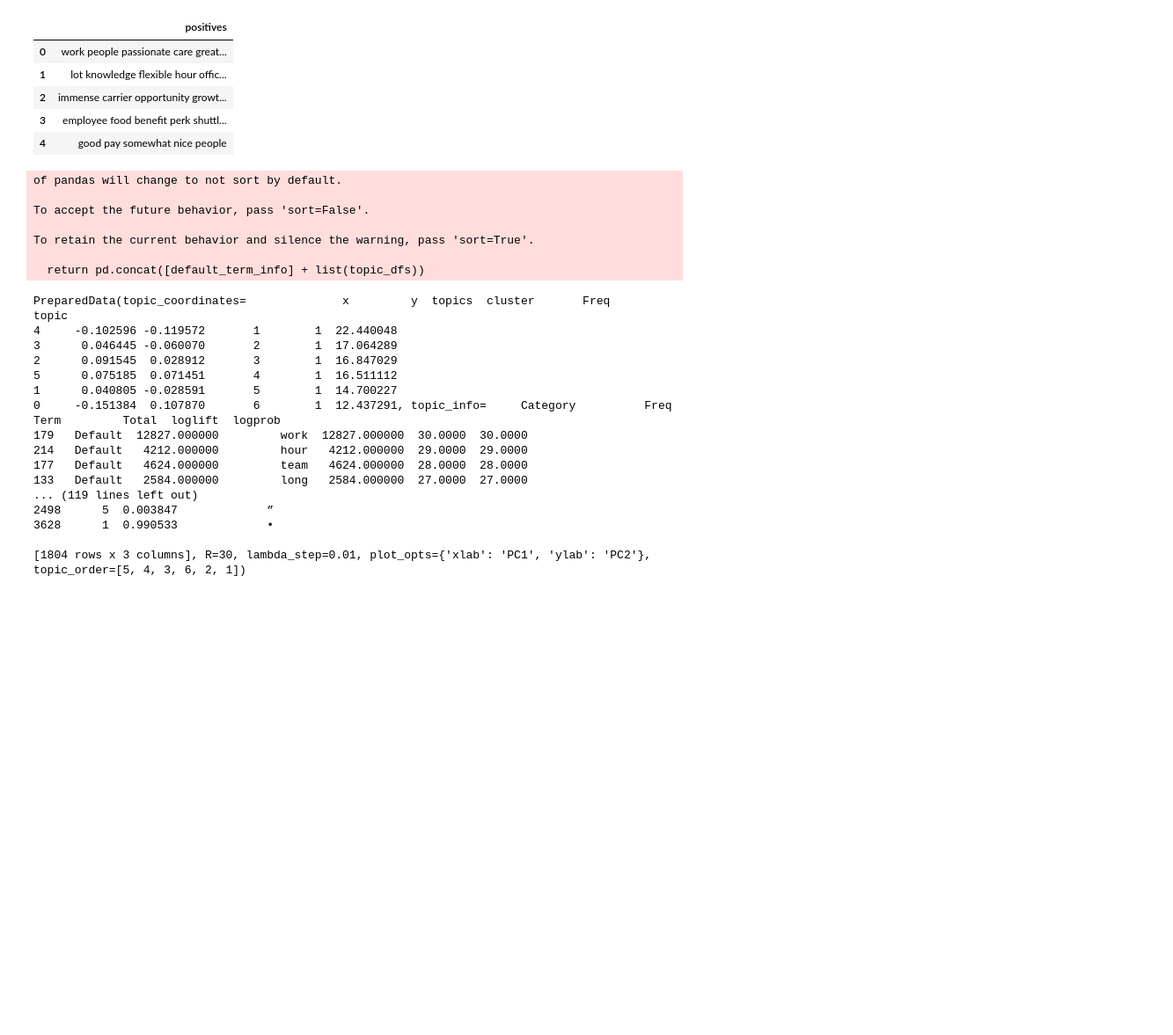
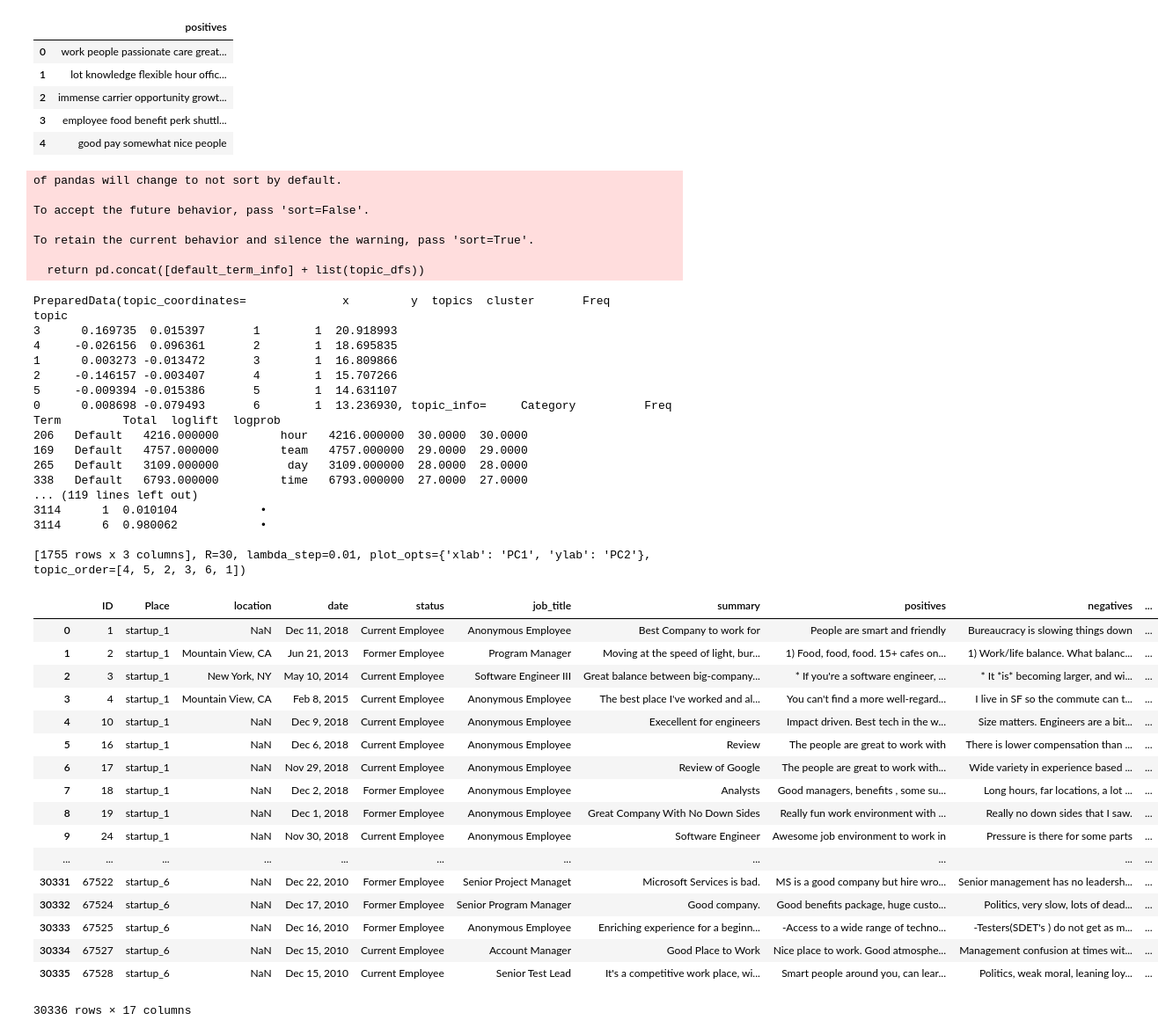
Before and after one commit to theresa-sporn/WorkforceSentimentMonitoring, a Jupyter notebook: notebooks/Theresa_Testing_Functions.ipynb, the cells around one changed output. Shown at 88% size. Cells and saved outputs as stored; diff of their text form; code cells hidden in the pictures; blank space fills up the shorter version.

```diff
--- a/notebooks/Theresa_Testing_Functions.ipynb
+++ b/notebooks/Theresa_Testing_Functions.ipynb
@@ -86,6 +93,7 @@ positives.head(5)
 | 3 | employee food benefit perk shuttl... |
 | 4 | good pay somewhat nice people |
 # %%
+import gensim
 import gensim.corpora as corpora
 from gensim.utils import lemmatize, simple_preprocess
 from gensim.models import CoherenceModel
@@ -96,9 +104,13 @@ import pyLDAvis.gensim
 
 id2word = corpora.Dictionary(negatives_tokenized)
 dictionary = id2word
+dictionary = dictionary.filter_extremes(no_above=0.75)
+
 texts = negatives_tokenized
 corpus = [id2word.doc2bow(text) for text in texts]
+
 ldamallet = gensim.models.ldamodel.LdaModel(corpus=corpus, num_topics=2, id2word=id2word, iterations=100)
+
 coherence_model_ldamallet = CoherenceModel(model=ldamallet, texts=texts, dictionary=id2word, coherence='c_v')
 coherence_ldamallet = coherence_model_ldamallet.get_coherence()
 
@@ -135,22 +147,44 @@ To retain the current behavior and silence the warning, pass 'sort=True'.
   return pd.concat([default_term_info] + list(topic_dfs))
 PreparedData(topic_coordinates=              x         y  topics  cluster       Freq
 topic
-4     -0.102596 -0.119572       1        1  22.440048
-3      0.046445 -0.060070       2        1  17.064289
-2      0.091545  0.028912       3        1  16.847029
-5      0.075185  0.071451       4        1  16.511112
-1      0.040805 -0.028591       5        1  14.700227
-0     -0.151384  0.107870       6        1  12.437291, topic_info=     Category          Freq         Term         Total  loglift  logprob
-179   Default  12827.000000         work  12827.000000  30.0000  30.0000
-214   Default   4212.000000         hour   4212.000000  29.0000  29.0000
-177   Default   4624.000000         team   4624.000000  28.0000  28.0000
-133   Default   2584.000000         long   2584.000000  27.0000  27.0000
+3      0.169735  0.015397       1        1  20.918993
+4     -0.026156  0.096361       2        1  18.695835
+1      0.003273 -0.013472       3        1  16.809866
+2     -0.146157 -0.003407       4        1  15.707266
+5     -0.009394 -0.015386       5        1  14.631107
+0      0.008698 -0.079493       6        1  13.236930, topic_info=     Category          Freq         Term         Total  loglift  logprob
+206   Default   4216.000000         hour   4216.000000  30.0000  30.0000
+169   Default   4757.000000         team   4757.000000  29.0000  29.0000
+265   Default   3109.000000          day   3109.000000  28.0000  28.0000
+338   Default   6793.000000         time   6793.000000  27.0000  27.0000
 ... (119 lines left out)
-2498      5  0.003847             ”
-3628      1  0.990533             •
+3114      1  0.010104            •
+3114      6  0.980062            •
 
-[1804 rows x 3 columns], R=30, lambda_step=0.01, plot_opts={'xlab': 'PC1', 'ylab': 'PC2'}, topic_order=[5, 4, 3, 6, 2, 1])
+[1755 rows x 3 columns], R=30, lambda_step=0.01, plot_opts={'xlab': 'PC1', 'ylab': 'PC2'}, topic_order=[4, 5, 2, 3, 6, 1])
 # %%
 vis = pyLDAvis.gensim.prepare(ldamallet, corpus, id2word)
 pyLDAvis.save_html(vis, 'pyLDAvis_negatives_tokenized.html')
 #Where 'vis' is the name of your model, like this:
+# %%
+df = pd.read_csv("/Users/theresasporn/code/theresa-sporn/workforce_sentiment_monitoring/raw_data/train.csv")
+df
+# %% [output]
+|  | ID | Place | location | date | status | job_title | summary | positives | negatives | ... |
+| 0 | 1 | startup_1 | NaN | Dec 11, 2018 | Current Employee | Anonymous Employee | Best Company to work for | People are smart and friendly | Bureaucracy is slowing things down | ... |
+| 1 | 2 | startup_1 | Mountain View, CA | Jun 21, 2013 | Former Employee | Program Manager | Moving at the speed of light, bur... | 1) Food, food, food. 15+ cafes on... | 1) Work/life balance. What balanc... | ... |
+| 2 | 3 | startup_1 | New York, NY | May 10, 2014 | Current Employee | Software Engineer III | Great balance between big-company... | * If you're a software engineer, ... | * It *is* becoming larger, and wi... | ... |
+| 3 | 4 | startup_1 | Mountain View, CA | Feb 8, 2015 | Current Employee | Anonymous Employee | The best place I've worked and al... | You can't find a more well-regard... | I live in SF so the commute can t... | ... |
+| 4 | 10 | startup_1 | NaN | Dec 9, 2018 | Current Employee | Anonymous Employee | Execellent for engineers | Impact driven. Best tech in the w... | Size matters. Engineers are a bit... | ... |
+| 5 | 16 | startup_1 | NaN | Dec 6, 2018 | Current Employee | Anonymous Employee | Review | The people are great to work with | There is lower compensation than ... | ... |
+| 6 | 17 | startup_1 | NaN | Nov 29, 2018 | Current Employee | Anonymous Employee | Review of Google | The people are great to work with... | Wide variety in experience based ... | ... |
+| 7 | 18 | startup_1 | NaN | Dec 2, 2018 | Former Employee | Anonymous Employee | Analysts | Good managers, benefits , some su... | Long hours, far locations, a lot ... | ... |
+| 8 | 19 | startup_1 | NaN | Dec 1, 2018 | Former Employee | Anonymous Employee | Great Company With No Down Sides | Really fun work environment with ... | Really no down sides that I saw. | ... |
+| 9 | 24 | startup_1 | NaN | Nov 30, 2018 | Current Employee | Anonymous Employee | Software Engineer | Awesome job environment to work in | Pressure is there for some parts | ... |
+| ... | ... | ... | ... | ... | ... | ... | ... | ... | ... | ... |
+| 30331 | 67522 | startup_6 | NaN | Dec 22, 2010 | Former Employee | Senior Project Managet | Microsoft Services is bad. | MS is a good company but hire wro... | Senior management has no leadersh... | ... |
+| 30332 | 67524 | startup_6 | NaN | Dec 17, 2010 | Former Employee | Senior Program Manager | Good company. | Good benefits package, huge custo... | Politics, very slow, lots of dead... | ... |
+| 30333 | 67525 | startup_6 | NaN | Dec 16, 2010 | Former Employee | Anonymous Employee | Enriching experience for a beginn... | -Access to a wide range of techno... | -Testers(SDET's ) do not get as m... | ... |
+| 30334 | 67527 | startup_6 | NaN | Dec 15, 2010 | Current Employee | Account Manager | Good Place to Work | Nice place to work. Good atmosphe... | Management confusion at times wit... | ... |
+| 30335 | 67528 | startup_6 | NaN | Dec 15, 2010 | Current Employee | Senior Test Lead | It's a competitive work place, wi... | Smart people around you, can lear... | Politics, weak moral, leaning loy... | ... |
+30336 rows × 17 columns
```
Also changed, not shown: parts of 8 cells of this notebook.
